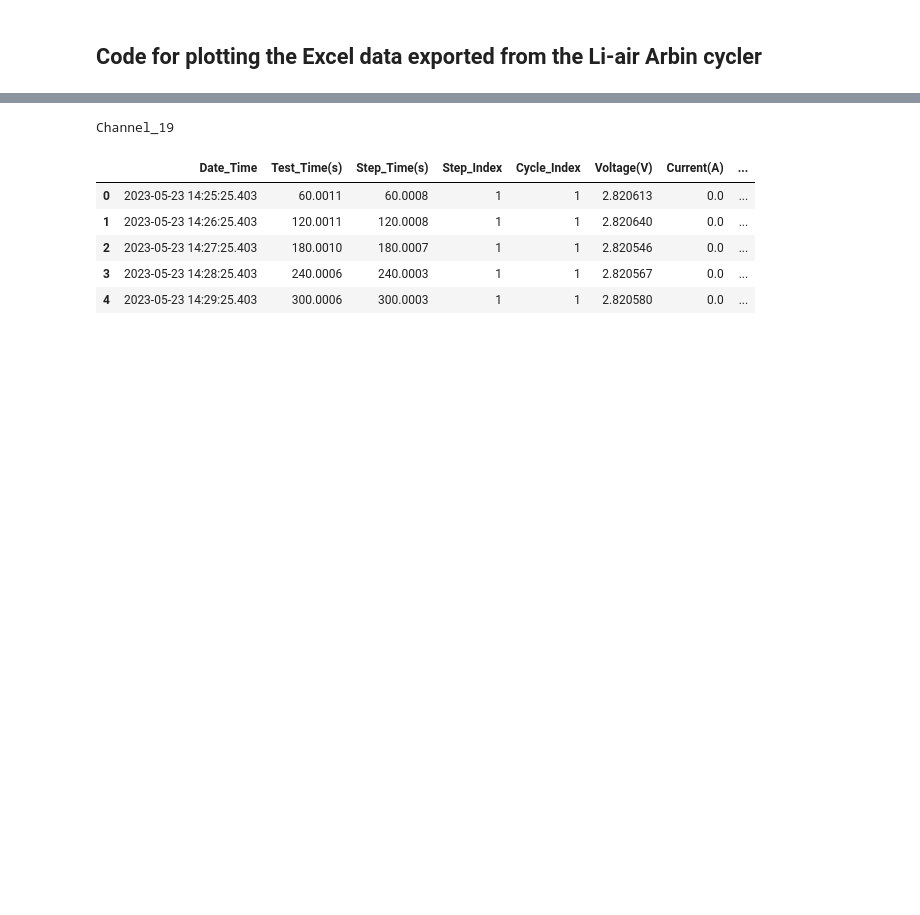
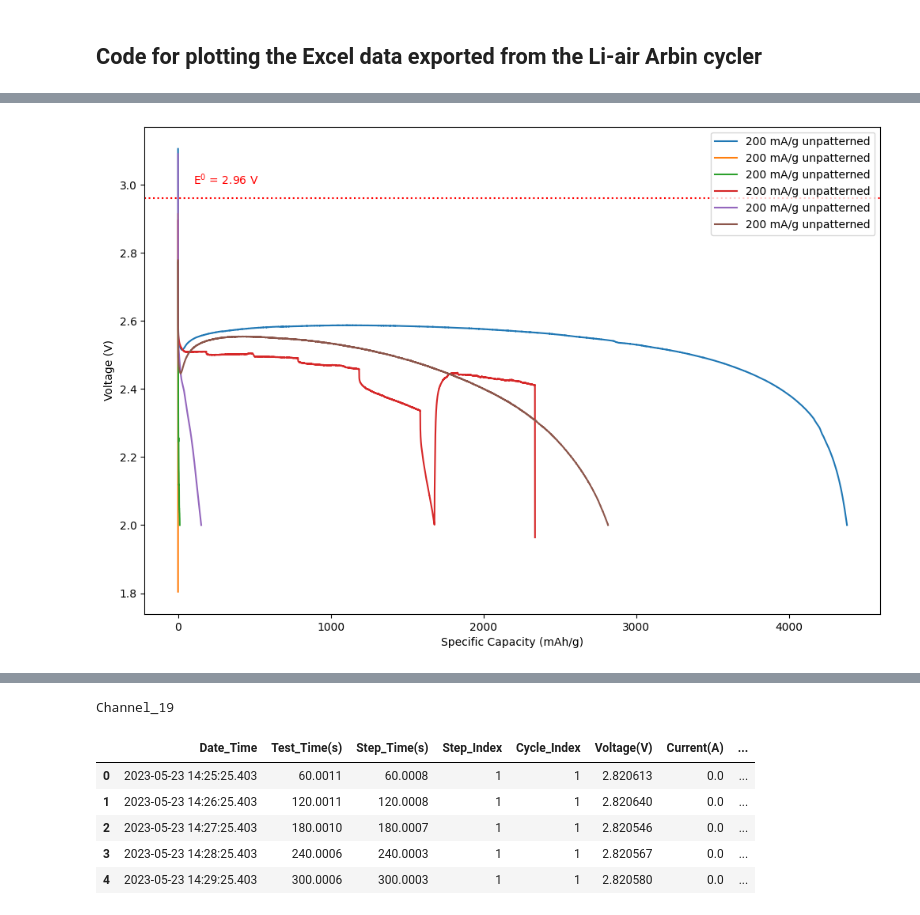
Before and after one commit to elbee99/midi, a Jupyter notebook: cell_plotting.ipynb, the cells around one changed output, grey strips where cells are left out. Saved outputs shown, nothing was run; the diff lists cells and outputs as text; code cells hidden in the pictures; blank space fills up the shorter version.

```diff
--- a/cell_plotting.ipynb
+++ b/cell_plotting.ipynb
@@ -150,0 +178,26 @@ plot_multiple_firstcycle([cell_100mAg_unpat,cell_500mAg_unpat, cell_500mAg_pat,
+# %%
+path_200mAg_unpat2 = r"c:\Users\lb958\OneDrive - University of Cambridge\Data\Midi\Cell\lb958_MWCNTs_136_200mAg_20230727\Channel_8\lb958_MWCNTs_136_200mAg_20230727_Channel_8.xlsx"
+mass_200mAg_unpat2 = 1.36
+cell_200mAg_unpat2 = CellData(path_200mAg_unpat2, '200 mA/g unpatterned', mass_200mAg_unpat2)
+
+path_200mAg_unpat3 = r"C:\Users\lb958\OneDrive - University of Cambridge\Data\Midi\Cell\lb958_MWCNTs_132_200mAg_20230721\Channel_6\lb958_MWCNTs_132_200mAg_20230721_Channel_6.xlsx"
+mass_200mAg_unpat3 = 1.32
+cell_200mAg_unpat3 = CellData(path_200mAg_unpat3, '200 mA/g unpatterned', mass_200mAg_unpat3)
+
+path_200mAg_unpat4 = r"C:\Users\lb958\OneDrive - University of Cambridge\Data\Midi\Cell\lb958_MWCNTs_122_200mAg_20230731\Channel_6\lb958_MWCNTs_122_200mAg_20230731_Channel_6.xlsx"
+mass_200mAg_unpat4 = 1.22
+cell_200mAg_unpat4 = CellData(path_200mAg_unpat4, '200 mA/g unpatterned', mass_200mAg_unpat4)
+
+path_200mAg_unpat5 = r"C:\Users\lb958\OneDrive - University of Cambridge\Data\Midi\Cell\lb958_MWCNTs_127_200mAg_20230721\Channel_5\lb958_MWCNTs_127_200mAg_20230721_Channel_5.xlsx"
+mass_200mAg_unpat5 = 1.27
+cell_200mAg_unpat5 = CellData(path_200mAg_unpat5, '200 mA/g unpatterned', mass_200mAg_unpat5)
+
+path_200mAg_unpat6 = r"C:\Users\lb958\OneDrive - University of Cambridge\Data\Midi\Cell\lb958_MWCNTs_121_200mAg_DC2C45x5_20230721\Channel_23\lb958_MWCNTs_121_200mAg_DC2C45x5_20230721_Channel_23.xlsx"
+mass_200mAg_unpat6 = 1.21
+cell_200mAg_unpat6 = CellData(path_200mAg_unpat6, '200 mA/g unpatterned', mass_200mAg_unpat6)
+
+plot_multiple_firstcycle([cell_200mAg_unpat, cell_200mAg_unpat2, cell_200mAg_unpat3, cell_200mAg_unpat4, cell_200mAg_unpat5,
+                          cell_200mAg_unpat6],
+                         size=(12,8))
+# %% [output]
+[figure, added]
```
Also changed, not shown: parts of 14 cells of this notebook, 2 other files.
